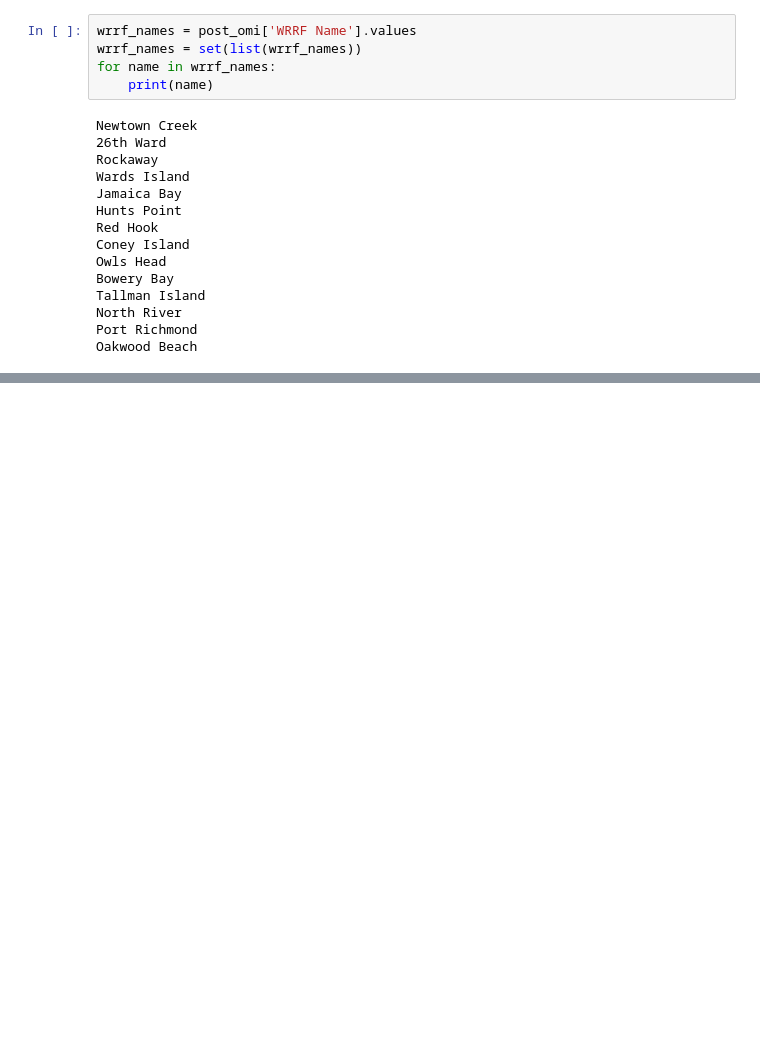
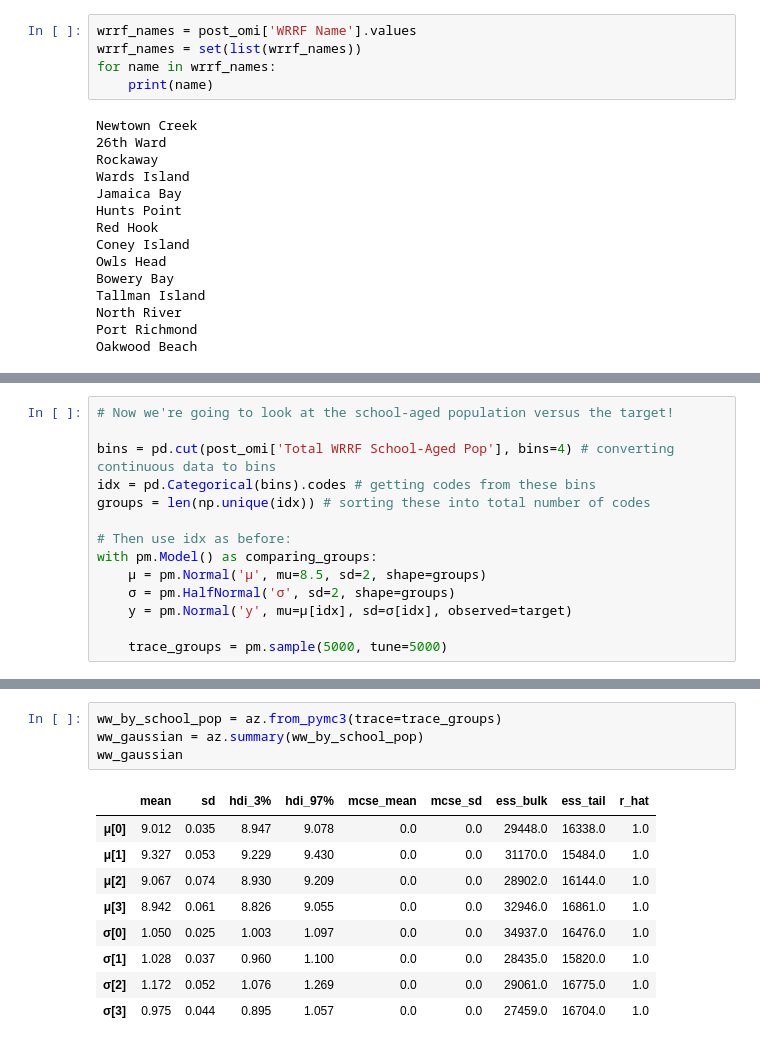
Before and after one commit to Lou-Hines/Covid_Wastewater_and_Schools, a Jupyter notebook: Bayesian_Modelling_Pre-_and_Post-Omicron.ipynb, the cells around one changed output, grey strips where cells are left out. Cells and saved outputs as stored; diff of their text form; blank space fills up the shorter version.

```diff
--- a/Bayesian_Modelling_Pre-_and_Post-Omicron.ipynb
+++ b/Bayesian_Modelling_Pre-_and_Post-Omicron.ipynb
@@ -221,0 +283,14 @@ ww_gaussian
+# %%
+# Now we're going to look at the school-aged population versus the target!
+
+bins = pd.cut(post_omi['Total WRRF School-Aged Pop'], bins=4) # converting continuous data to bins
+idx = pd.Categorical(bins).codes # getting codes from these bins
+groups = len(np.unique(idx)) # sorting these into total number of codes
+
+# Then use idx as before:
+with pm.Model() as comparing_groups:
+    μ = pm.Normal('μ', mu=8.5, sd=2, shape=groups)
+    σ = pm.HalfNormal('σ', sd=2, shape=groups)
+    y = pm.Normal('y', mu=μ[idx], sd=σ[idx], observed=target)
+
+    trace_groups = pm.sample(5000, tune=5000)
@@ -221,0 +304,14 @@ ww_gaussian
+# %%
+ww_by_school_pop = az.from_pymc3(trace=trace_groups)
+ww_gaussian = az.summary(ww_by_school_pop)
+ww_gaussian
+# %% [output]
+|  | mean | sd | hdi_3% | hdi_97% | mcse_mean | mcse_sd | ess_bulk | ess_tail | r_hat |
+| μ[0] | 9.012 | 0.035 | 8.947 | 9.078 | 0.0 | 0.0 | 29448.0 | 16338.0 | 1.0 |
+| μ[1] | 9.327 | 0.053 | 9.229 | 9.430 | 0.0 | 0.0 | 31170.0 | 15484.0 | 1.0 |
+| μ[2] | 9.067 | 0.074 | 8.930 | 9.209 | 0.0 | 0.0 | 28902.0 | 16144.0 | 1.0 |
+| μ[3] | 8.942 | 0.061 | 8.826 | 9.055 | 0.0 | 0.0 | 32946.0 | 16861.0 | 1.0 |
+| σ[0] | 1.050 | 0.025 | 1.003 | 1.097 | 0.0 | 0.0 | 34937.0 | 16476.0 | 1.0 |
+| σ[1] | 1.028 | 0.037 | 0.960 | 1.100 | 0.0 | 0.0 | 28435.0 | 15820.0 | 1.0 |
+| σ[2] | 1.172 | 0.052 | 1.076 | 1.269 | 0.0 | 0.0 | 29061.0 | 16775.0 | 1.0 |
+| σ[3] | 0.975 | 0.044 | 0.895 | 1.057 | 0.0 | 0.0 | 27459.0 | 16704.0 | 1.0 |
```
Also changed, not shown: parts of 9 cells of this notebook.
